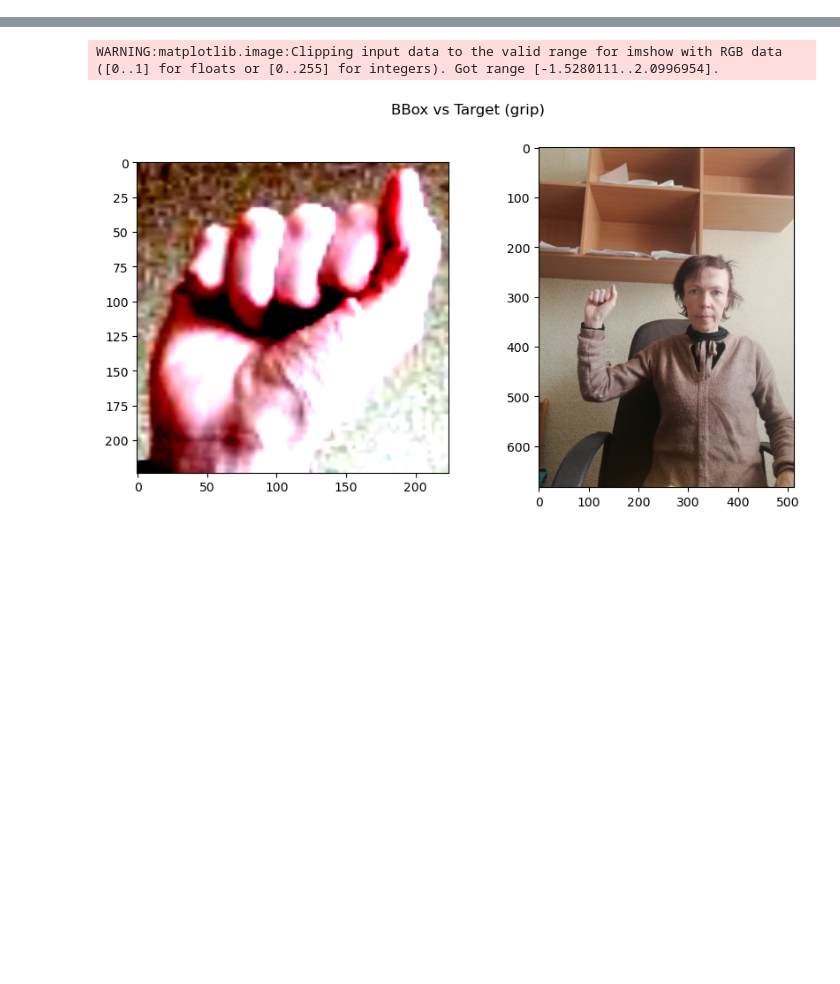
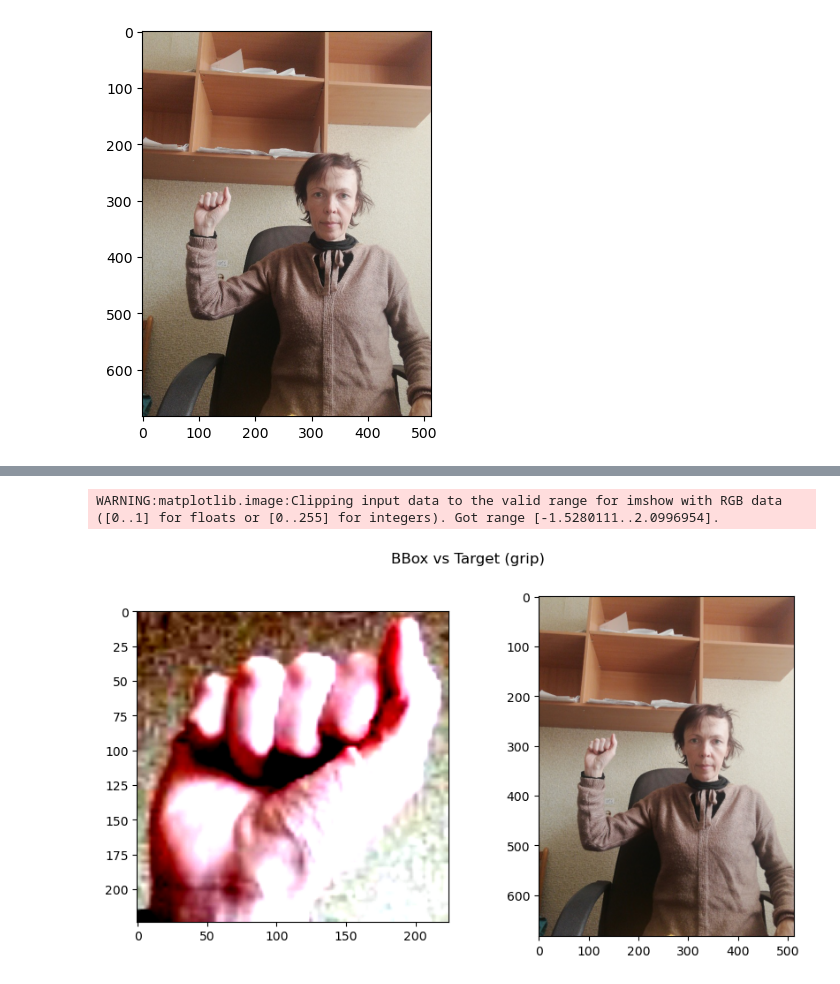
Before and after one commit to FlowkoHinti/Hand-Gesture-Recognition, a Jupyter notebook: 2_Modelling/test.ipynb, the cells around one changed output, grey strips where cells are left out. Saved outputs shown, nothing was run; the diff lists cells and outputs as text; code cells hidden in the pictures; blank space fills up the shorter version.

```diff
--- a/2_Modelling/test.ipynb
+++ b/2_Modelling/test.ipynb
@@ -43,3 +43,14 @@ conf = DictConfig(config)
 crop_transform = Transforms.CropToBBox()
 datasetBBox = DetectionDataset(conf=conf, dataset_type="train", transform=crop_transform)
 datasetTarget = ClassificationDataset(conf=conf, dataset_type="train", transform=None)
+# %%
+image_index = 7
+
+# plot the image
+plt.figure(figsize=(5, 5))
+
+image = datasetBBox[image_index][0]
+plt.imshow(datasetTarget[image_index][0])
+plt.show()
+# %% [output]
+[figure, added]
```
Also changed, not shown: parts of 2 cells of this notebook, 3 other files.
